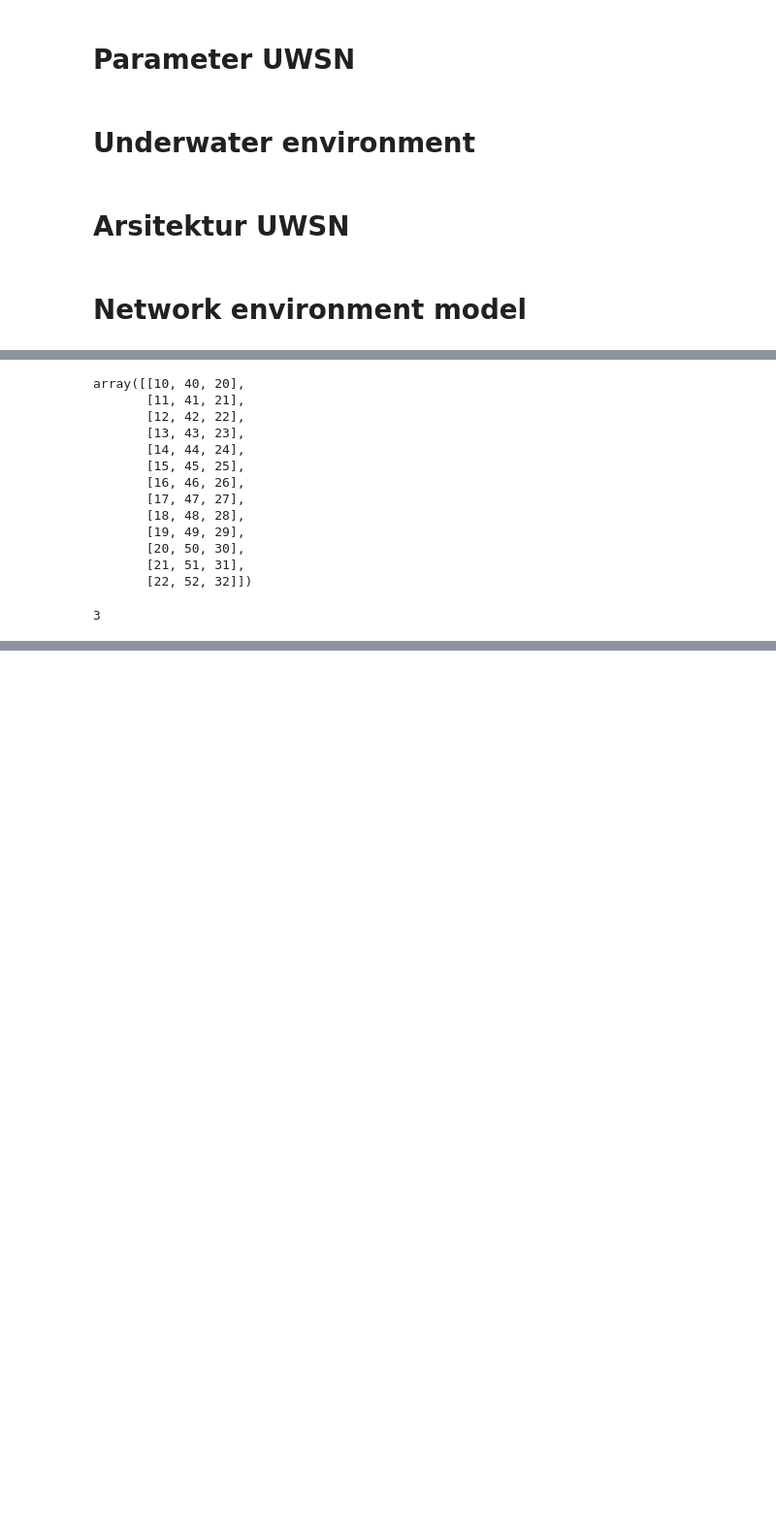
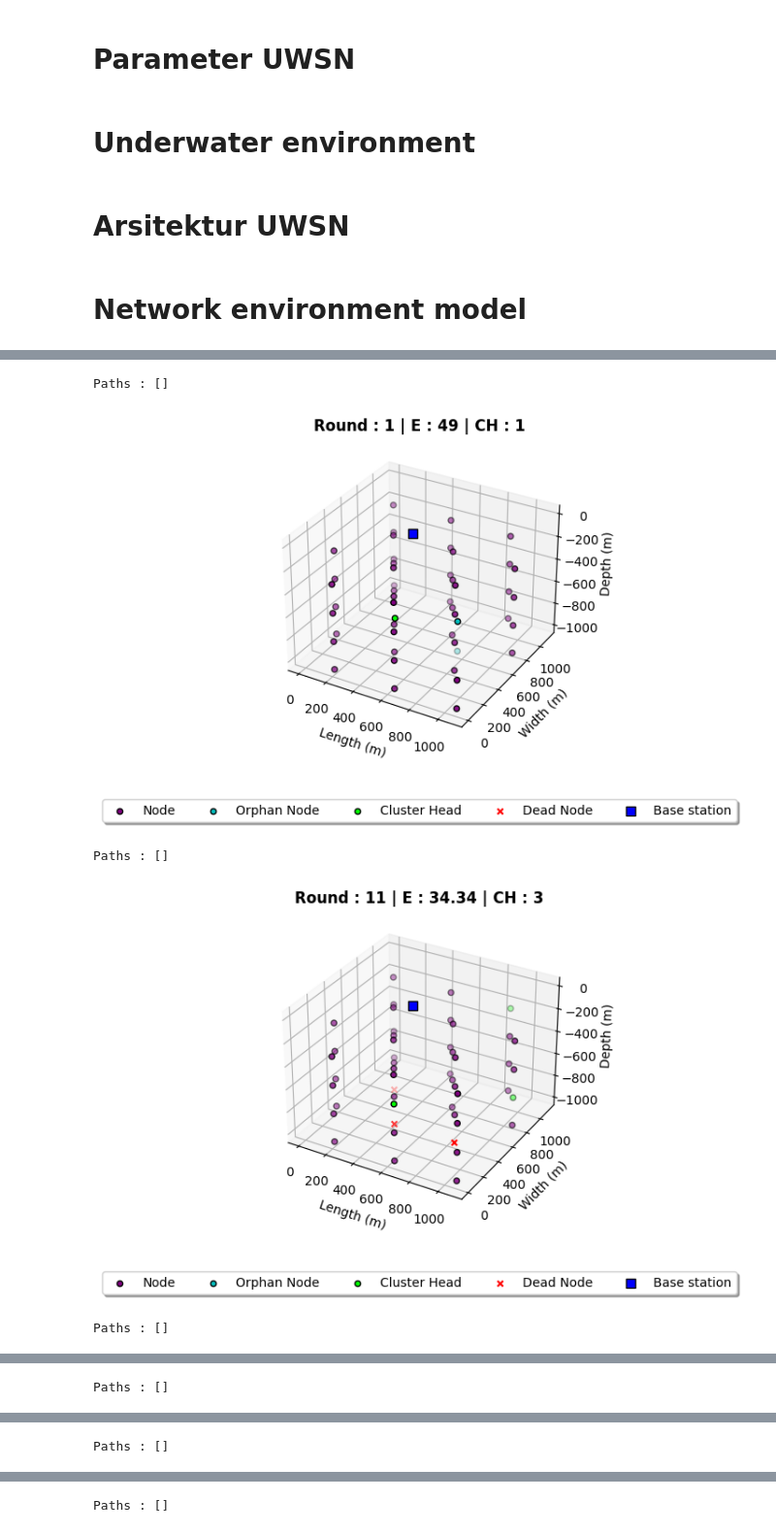
Before and after one commit to BiggusMaximus/Multi-Hop-Q-Learning-LEACH, a Jupyter notebook: code/main.ipynb, the cells around one changed output, grey strips where cells are left out. Shown at 97% size. Saved outputs shown, nothing was run; the diff lists cells and outputs as text; code cells hidden in the pictures; blank space fills up the shorter version.

```diff
--- a/code/main.ipynb
+++ b/code/main.ipynb
@@ -24,8 +24,8 @@ D = 1e3
 P = 1e3
 L = 1e3
 r = 250
-d_max = 1e3
-base_coor = [P/2, L/2, 0]
+d_max = 1200
+BS = [P/2, L/2, 0]
 
 N = 48
 f = 4e4
@@ -34,18 +34,20 @@ sh = 0.55
 T = 4
 S = 34
 w = 5
+k = 2
 spreading_factor = 1.5
 m = 10
 
 kc = 25
-kd = 250
+kd = 2500
 kt = kd + N
 beta = 0.8
 data_rate = 500 # bps
 t_transmission =  ((kd * 8)/data_rate) + ((kc * 8)/data_rate) + (((kc + N) * 8)/data_rate)
-initial_energy = 0.1
+initial_energy = 1
 E_elec = 50 * 1e-9
-P_tx = 1e-9
+P_tx = 1e-3
+p = 0.05
 # %% [markdown]
 <h1>
     <b>
@@ -79,14 +81,17 @@ def attenuationConstant(D, show_info = False):
     return attenuation
 
 def attenuation_dB(distance, show_info = False):
+    distance = distance/1e3
     att = k * np.log10(distance) + distance * attenuationConstant(show_info = True) * 1e-3
     if show_info:
         print(f"Attenuation at distance ({distance:.2f} m) : {att:.2f} dB")
     return att
 
 def attenuation(D, distance, show_info = False):
-    att = (distance**spreading_factor) * distance * (attenuationConstant(D, show_info = False)**distance)
+    distance = distance/1e3
+    att = (distance**spreading_factor) * (attenuationConstant(D, show_info = False)**distance)
     if show_info:
+        print(f"Attenuation at distance ({distance:.2f} m) | Att {att:.2f} | Att constant : {attenuationConstant(D, show_info = False)}")
         print(f"Attenuation at distance ({distance:.2f} m) : {att:.2f} dB")
     return att
 
@@ -154,7 +159,7 @@ class Node:
         self.id = id
 
     def distance(self, other_node):
-        return np.sqrt((self.x - other_node.x)**2 + (self.y - other_node.y)**2)
+        return np.sqrt((self.x - other_node.x)**2 + (self.y - other_node.y)**2 + (self.z - other_node.z)**2)
 
     def reset(self):
         self.CH = False
@@ -175,6 +180,9 @@ class Node:
         third_term = E_elec * kt
         E_Selection = first_term + second_term + third_term
         return E_Selection
+
+    def energyIdle(self):
+        return beta * E_elec * kc
 
     def energyAdvertisement(self):
         # Broadcasting to all nodes in the range of d_max, occurs only for CH
@@ -241,7 +249,7 @@ def triangulation3D(show_info=False):
         fig = plt.figure()
         ax = fig.add_subplot(111, projection='3d')
         ax.scatter(sensor_pos['x'], sensor_pos['y'], sensor_pos['z'], marker="o",color='r', edgecolors='k')
-        ax.scatter(base_coor[0], base_coor[1], base_coor[2], marker="s",color='b', edgecolors='k')
+        ax.scatter(BS[0], BS[1], BS[2], marker="s",color='b', edgecolors='k')
 
         fig, ax = plt.subplots()
         ax.yaxis.set_major_locator(MultipleLocator(int(P//5)))
@@ -567,26 +679,22 @@ NameError: name 'k' is not defined
-# %%
-a = [10, 11, 12, 13, 14, 15, 16, 17, 18, 19, 20, 21, 22]
-b = [40, 41, 42, 43, 44, 45, 46, 47, 48, 49, 50, 51, 52]
-c = [20, 21, 22, 23, 24, 25, 26, 27, 28, 29, 30, 31, 32]
-
-d = np.array([a,b,c]).T
-d
-# %% [output]
-array([[10, 40, 20],
-       [11, 41, 21],
-       [12, 42, 22],
-       [13, 43, 23],
-       [14, 44, 24],
-       [15, 45, 25],
-       [16, 46, 26],
-       [17, 47, 27],
-       [18, 48, 28],
-       [19, 49, 29],
-       [20, 50, 30],
-       [21, 51, 31],
-       [22, 52, 32]])
-# %%
-a = np.array([2,3,4,5,6])
-np.where(np.isin(a, 5))[0][0]
-# %% [output]
-3
+# %%
+def createNetworks():
+    sensor_pos = triangulation3D(show_info=False)
+    nodes = []
+    nodes.append(Node(BS[0], BS[1], BS[2], 0))
+    for i in range(0, len(sensor_pos['x'])):
+        nodes.append(
+            Node(sensor_pos['x'][i], sensor_pos['y'][i],  sensor_pos['z'][i], i + 1)
+        )
+        # print(f"id : {i + 1}")
+
+    return nodes
+# %%
+node_LEACH    = createNetworks()
+LEACH = networkEnvironment(node_LEACH, "LEACH", False, 10)
+LEACH_aliveNode, LEACH_EnergyNode, LEACH_NodeFailure = LEACH.startSimulation(100)
+# %% [output]
+Paths : []
+[figure, added]
+Paths : []
+[figure, added]
+Paths : []
@@ -592,0 +702 @@ np.where(np.isin(a, 5))[0][0]
+Paths : []
@@ -592,0 +704 @@ np.where(np.isin(a, 5))[0][0]
+Paths : []
@@ -592,0 +706 @@ np.where(np.isin(a, 5))[0][0]
+Paths : []
```
Also changed, not shown: parts of 3 cells of this notebook, 3 other files.
